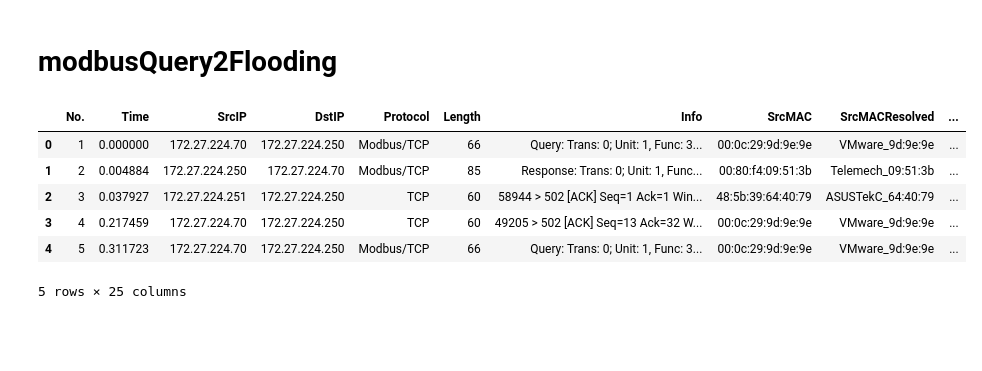
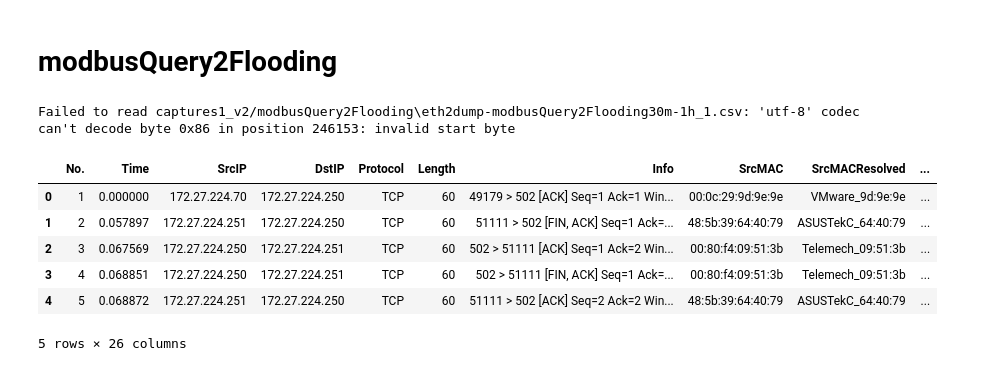
Before and after one commit to Amani-blip/Modbus-Protocol-Attacks, a Jupyter notebook: DimensionalModel.ipynb, the cells around one changed output. Drawn from its saved outputs; the diff is of its cells as text; code cells hidden in the pictures; blank space fills up the shorter version.

```diff
--- a/DimensionalModel.ipynb
+++ b/DimensionalModel.ipynb
@@ -4,20 +12,19 @@ import glob
 # %% [markdown]
 # Clean Packet Capture
 # %%
-# Get a list of all CSV files in a directory
-clean_csv_files = glob.glob('captures1_v2/captures1_v2/clean/*.csv')
+# List of all csv in a dir
+csv_files = glob.glob('captures1_v2/clean/*.csv')
 
-# Create an empty dataframe to store the combined data
 combined_df = pd.DataFrame()
 
-# Loop through each CSV file and append its contents to the combined dataframe
+# append to combined dataframe
 for csv_file in csv_files:
     df = pd.read_csv(csv_file)
     combined_df = pd.concat([combined_df, df])
 
 combined_df['AttackName'] = 'Clean'
 
-combined_df
+combined_df.head()
 # %% [output]
 |  | No. | Time | SrcIP | DstIP | Protocol | Length | Info | SrcMAC | SrcMACResolved | ... |
 | 0 | 1 | 0.000000 | 172.27.224.70 | 172.27.224.250 | TCP | 60 | 49499 > 502 [ACK] Seq=1 Ack=1 Win... | 00:0c:29:9d:9e:9e | VMware_9d:9e:9e | ... |
@@ -35,19 +42,17 @@ combined_df
 # %% [markdown]
 # Man in the Middle Attack
 # %%
-clean_csv_files = glob.glob('captures1_v2/captures1_v2/modbusQuery2Flooding/*.csv')
+csv_files = glob.glob('captures1_v2/mitm/*.csv')
 
-# Create an empty dataframe to store the combined data
 combined_df = pd.DataFrame()
 
-# Loop through each CSV file and append its contents to the combined dataframe
 for csv_file in csv_files:
     df = pd.read_csv(csv_file)
     combined_df = pd.concat([combined_df, df])
 
-combined_df['AttackName'] = 'modbusQuery2Flooding'
+combined_df['AttackName'] = 'mitm'
 
-combined_df
+combined_df.head()
 # %% [output]
 |  | No. | Time | SrcIP | DstIP | Protocol | Length | Info | SrcMAC | SrcMACResolved | ... |
 | 0 | 1 | 0.000000 | 172.27.224.70 | 172.27.224.250 | TCP | 60 | 49499 > 502 [ACK] Seq=1 Ack=1 Win... | 00:0c:29:9d:9e:9e | VMware_9d:9e:9e | ... |
@@ -65,14 +70,26 @@ combined_df
 # %% [markdown]
 # modbusQuery2Flooding
 # %%
-df_eth2dump_clean_6h_1 = pd.read_csv('captures1_v2/captures1_v2/clean/eth2dump-clean-6h_1.csv')
+csv_files = glob.glob('captures1_v2/modbusQuery2Flooding/*.csv')
 
-df_eth2dump_clean_6h_1.head()
+combined_df = pd.DataFrame()
+
+for csv_file in csv_files:
+    try:
+        df = pd.read_csv(csv_file, on_bad_lines='skip')
+        combined_df = pd.concat([combined_df, df])
+    except Exception as e:
+        print(f"Failed to read {csv_file}: {e}")
+
+combined_df['AttackName'] = 'modbusQuery2Flooding'
+
+combined_df.head()
 # %% [output]
+Failed to read captures1_v2/modbusQuery2Flooding\eth2dump-modbusQuery2Flooding30m-1h_1.csv: 'utf-8' codec can't decode byte 0x86 in position 246153: invalid start byte
 |  | No. | Time | SrcIP | DstIP | Protocol | Length | Info | SrcMAC | SrcMACResolved | ... |
-| 0 | 1 | 0.000000 | 172.27.224.70 | 172.27.224.250 | Modbus/TCP | 66 | Query: Trans: 0; Unit: 1, Func: 3... | 00:0c:29:9d:9e:9e | VMware_9d:9e:9e | ... |
-| 1 | 2 | 0.004884 | 172.27.224.250 | 172.27.224.70 | Modbus/TCP | 85 | Response: Trans: 0; Unit: 1, Func... | 00:80:f4:09:51:3b | Telemech_09:51:3b | ... |
-| 2 | 3 | 0.037927 | 172.27.224.251 | 172.27.224.250 | TCP | 60 | 58944 > 502 [ACK] Seq=1 Ack=1 Win... | 48:5b:39:64:40:79 | ASUSTekC_64:40:79 | ... |
-| 3 | 4 | 0.217459 | 172.27.224.70 | 172.27.224.250 | TCP | 60 | 49205 > 502 [ACK] Seq=13 Ack=32 W... | 00:0c:29:9d:9e:9e | VMware_9d:9e:9e | ... |
-| 4 | 5 | 0.311723 | 172.27.224.70 | 172.27.224.250 | Modbus/TCP | 66 | Query: Trans: 0; Unit: 1, Func: 3... | 00:0c:29:9d:9e:9e | VMware_9d:9e:9e | ... |
+| 0 | 1 | 0.000000 | 172.27.224.70 | 172.27.224.250 | TCP | 60 | 49179 > 502 [ACK] Seq=1 Ack=1 Win... | 00:0c:29:9d:9e:9e | VMware_9d:9e:9e | ... |
+| 1 | 2 | 0.057897 | 172.27.224.251 | 172.27.224.250 | TCP | 60 | 51111 > 502 [FIN, ACK] Seq=1 Ack=... | 48:5b:39:64:40:79 | ASUSTekC_64:40:79 | ... |
+| 2 | 3 | 0.067569 | 172.27.224.250 | 172.27.224.251 | TCP | 60 | 502 > 51111 [ACK] Seq=1 Ack=2 Win... | 00:80:f4:09:51:3b | Telemech_09:51:3b | ... |
+| 3 | 4 | 0.068851 | 172.27.224.250 | 172.27.224.251 | TCP | 60 | 502 > 51111 [FIN, ACK] Seq=1 Ack=... | 00:80:f4:09:51:3b | Telemech_09:51:3b | ... |
+| 4 | 5 | 0.068872 | 172.27.224.251 | 172.27.224.250 | TCP | 60 | 51111 > 502 [ACK] Seq=2 Ack=2 Win... | 48:5b:39:64:40:79 | ASUSTekC_64:40:79 | ... |
-5 rows × 25 columns
+5 rows × 26 columns
```
Also changed, not shown: parts of 8 cells of this notebook.
